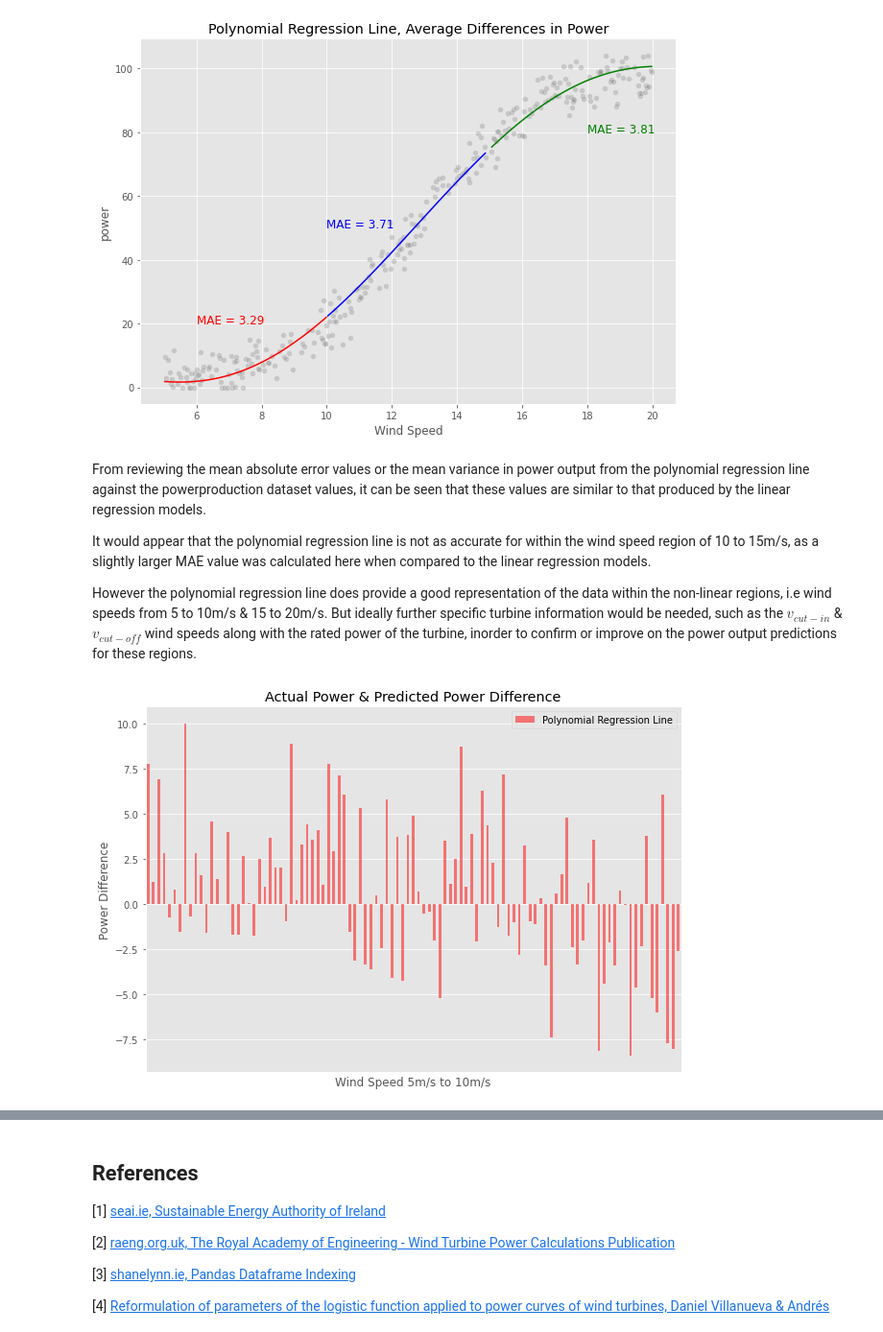
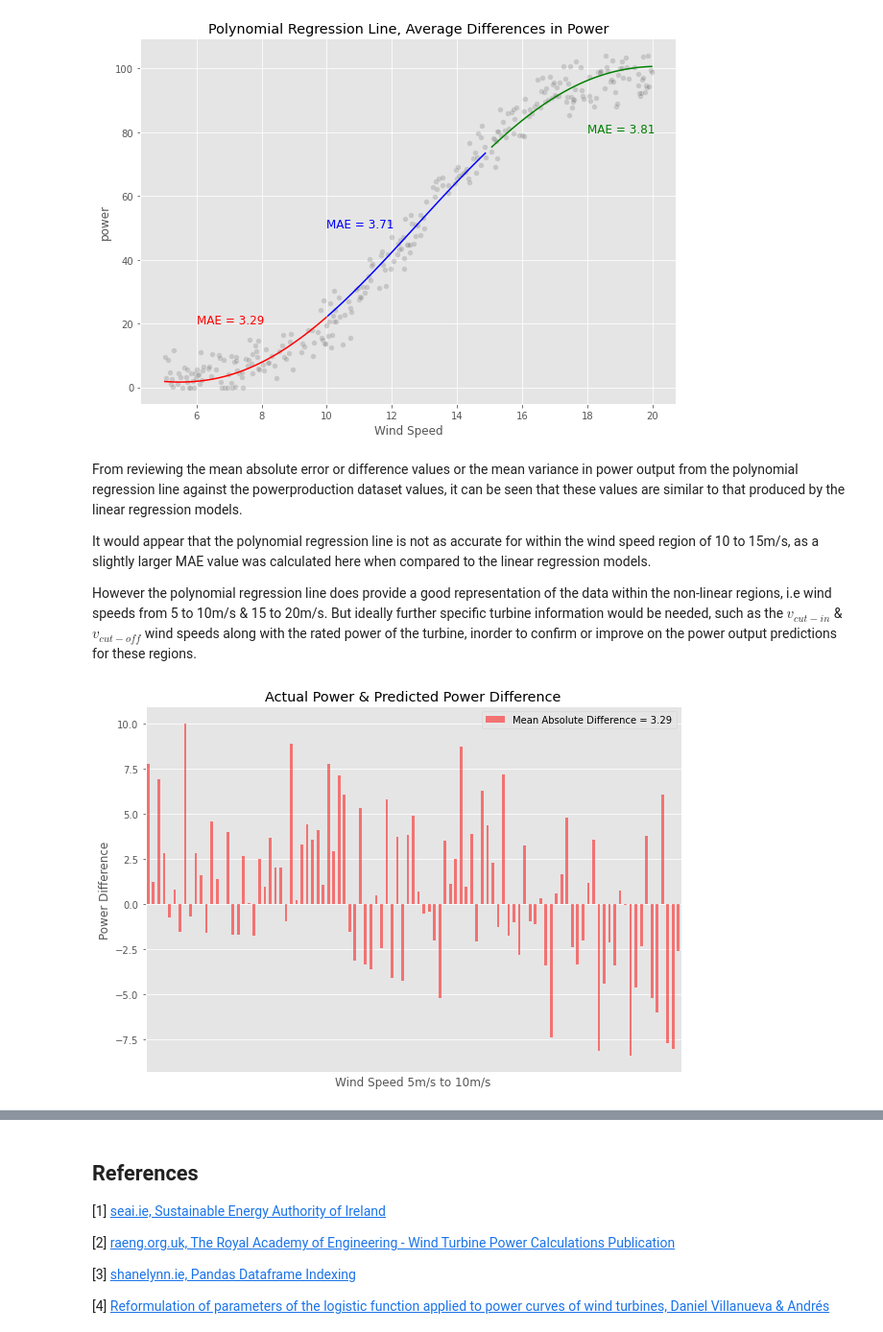
Before and after one commit to PaulSweeney89/FDA-Project2020, a Jupyter notebook: windpower.ipynb, the cells around one changed output, grey strips where cells are left out. Shown: that part at 96% size. Drawn from its saved outputs; the diff is of its cells as text; code cells hidden in the pictures.

```diff
--- a/windpower.ipynb
+++ b/windpower.ipynb
@@ -1036,7 +1094,7 @@ plt.show()
 # %% [output]
 [figure]
 # %% [markdown]
-From reviewing the mean absolute error values or the mean variance in power output from the polynomial regression line against the powerproduction dataset values, it can be seen that these values are similar to that produced by the linear regression models.
+From reviewing the mean absolute error or difference values or the mean variance in power output from the polynomial regression line against the powerproduction dataset values, it can be seen that these values are similar to that produced by the linear regression models.
 
 It would appear that the polynomial regression line is not as accurate for within the wind speed region of 10 to 15m/s, as a slightly larger MAE value was calculated here when compared to the linear regression models.
 
@@ -1044,15 +1102,15 @@ However the polynomial regression line does provide a good representation of the
 # %%
 # bar plot of differences for non-linear regions of powercurve (5 to 10m/s)
 df_poly["Difference"][(df_poly.index>5) & (df_poly.index<10)].plot.bar(color="r", alpha=0.5)
 
 plt.title("Actual Power & Predicted Power Difference")
-plt.legend(["Polynomial Regression Line"])
+plt.legend(["Mean Absolute Difference = 3.29"])
 plt.xlabel("Wind Speed 5m/s to 10m/s")
 plt.ylabel("Power Difference")
 plt.xticks([])
 plt.show()
 # %% [output]
-[figure, old version]
+[figure, new version]
 # %%
 # bar plot of differences for non-linear regions of powercurve (15 to 20m/s)
 df_poly["Difference"][(df_poly.index>15) & (df_poly.index<20)].plot.bar(color="g", alpha=0.5)
```
Also changed, not shown: parts of 45 cells of this notebook.
